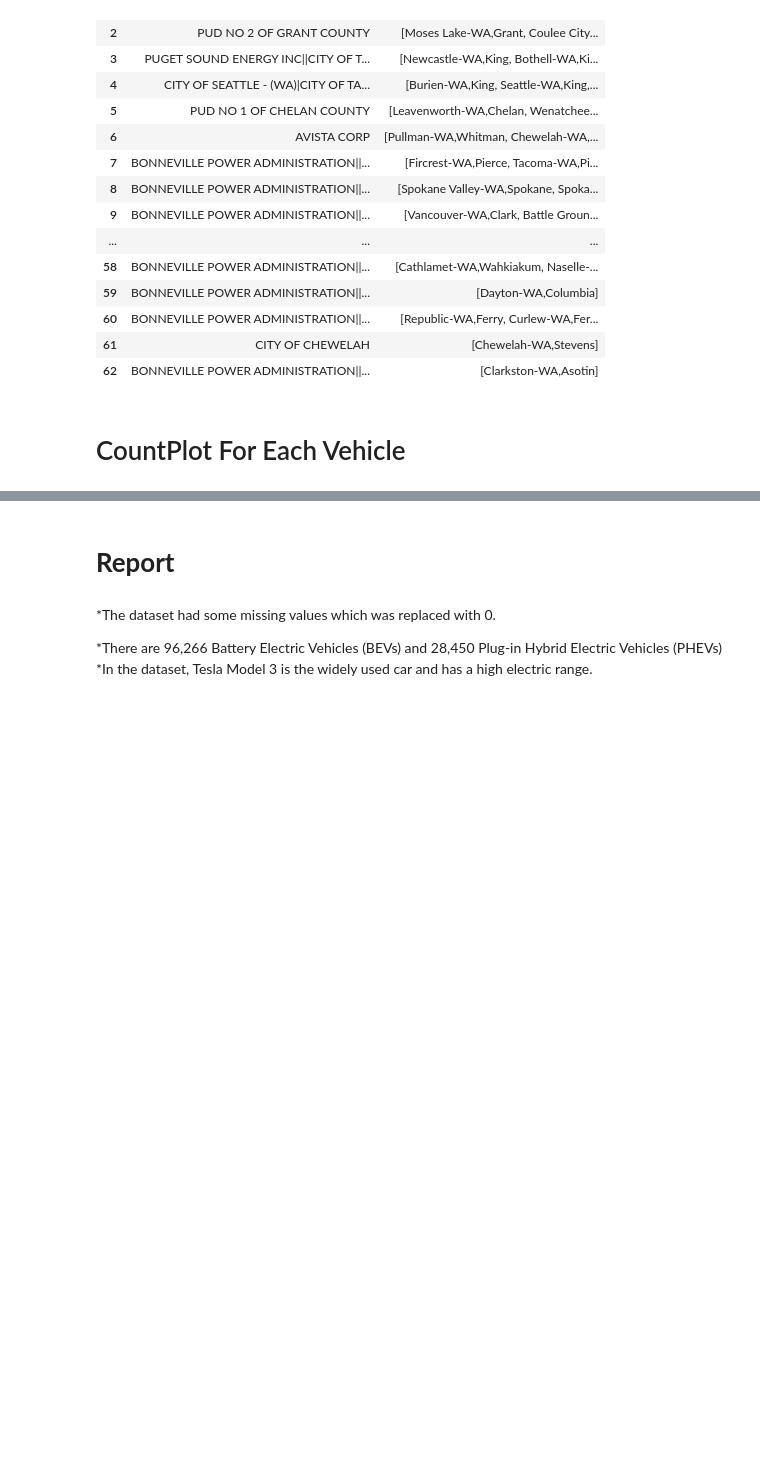
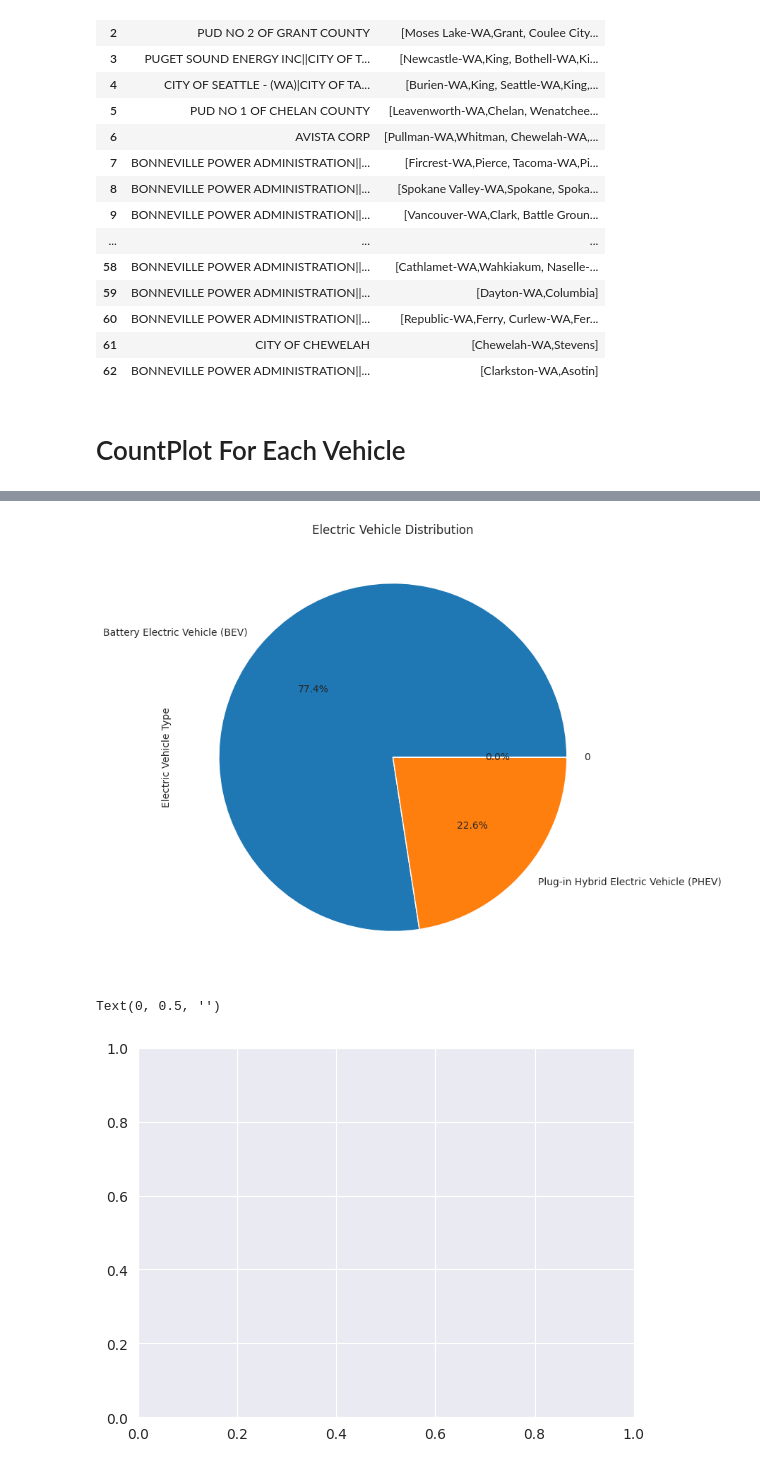
Before and after one commit to leoisqualified/data-analysis-and-ml, a Jupyter notebook: Electric_Vehicle.ipynb, the cells around one changed output, grey strips where cells are left out. Cells and saved outputs as stored; diff of their text form; code cells hidden in the pictures; blank space fills up the shorter version.

```diff
--- a/Electric_Vehicle.ipynb
+++ b/Electric_Vehicle.ipynb
@@ -177,7 +175,10 @@ plt.show()
-# %% [markdown]
-# **Report**
-# %% [markdown]
-*The dataset had some missing values which was replaced with 0.
-
-*There are 96,266 Battery Electric Vehicles (BEVs) and 28,450 Plug-in Hybrid Electric Vehicles (PHEVs)
-*In the dataset, Tesla Model 3 is the widely used car and has a high electric range.
+# %%
+plt.figure(figsize=(10,8))
+df1['Electric Vehicle Type'].value_counts().plot.pie(autopct='%1.1f%%')
+plt.title('Electric Vehicle Distribution')
+plt.show()
+plt.ylabel('')
+# %% [output]
+[figure, added]
+Text(0, 0.5, '')
+[figure, added]
```
Also changed, not shown: parts of 4 cells of this notebook.
